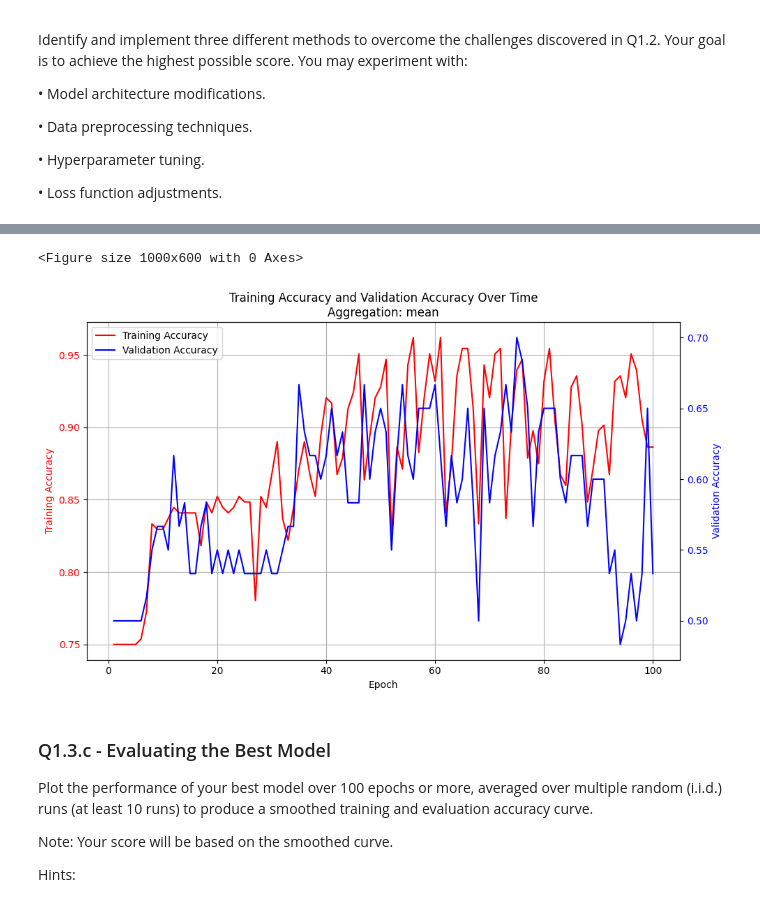
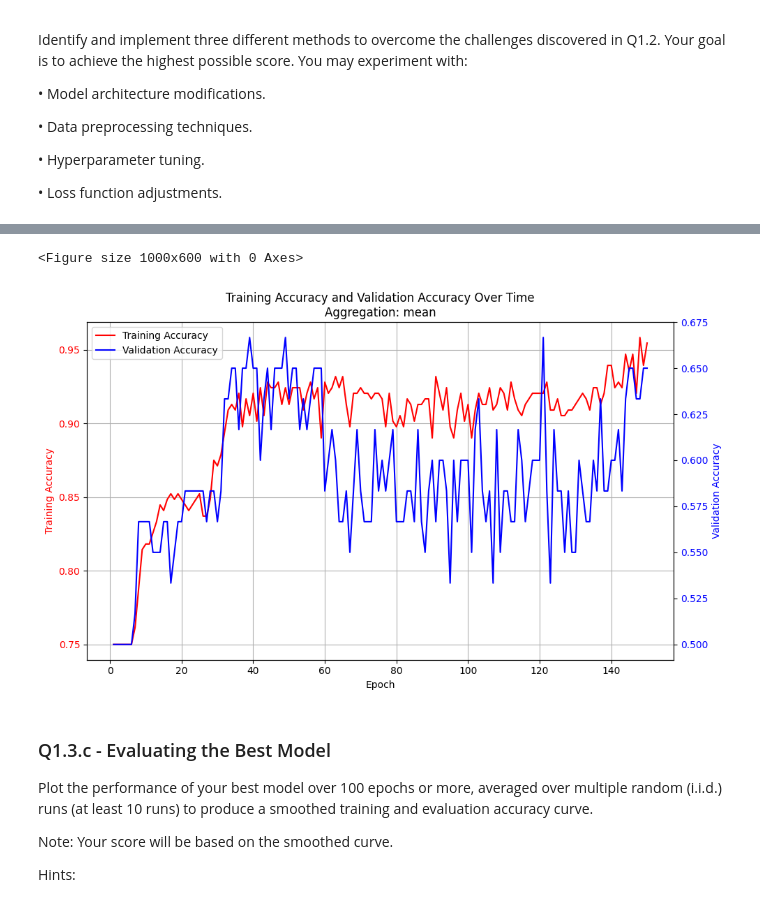
Before and after one commit to yingyan797/graph-learning, a Jupyter notebook: q1_graph_classification.ipynb, the cells around one changed output, grey strips where cells are left out. Cells and saved outputs as stored; diff of their text form; code cells hidden in the pictures.

Commit message:
improve graph topology

```diff
--- a/q1_graph_classification.ipynb
+++ b/q1_graph_classification.ipynb
@@ -46,7 +46,7 @@ def train_epoch(model, dataset, optimizer, criterion, return_embeddings=False, *
 
         # Prepare label for BCELoss
         adjusted_label = 1 if label == 1 else 0
-        label_tensor = torch.tensor([float(adjusted_label)], dtype=torch.float)
+        label_tensor = torch.tensor([float(adjusted_label)], dtype=torch.float, device=A.device)
         all_labels_H1.append(label_tensor.detach().cpu().numpy())
 
         # Flatten the output to match the label tensor shape
@@ -657,7 +657,7 @@ class MyGraphNeuralNetwork2(nn.Module):
 
     def forward(self, A, X, graph_aggregation_method='mean', **kwargs):
         # Pass through GCN layers
-        A = symmetric_normalize(A+torch.eye(A.shape[0]))
+        A = symmetric_normalize(A+torch.eye(A.shape[0], device=A.device))
         H = X
         for layer in self.gcn_layers:
             H = layer(H, A)
@@ -760,14 +760,18 @@ Q1.2. Your goal is to achieve the highest possible score. You may experiment wit
 # MODIFY THE CODE BELOW
 # ####################################################
 
-num_epochs = 100
-# device = torch.device("cuda" if torch.cuda.is_available() else "cpu")
-# print(device)
+num_epochs = 150
+device = torch.device("cpu")
+print(device)
 criterion = nn.BCELoss()
+
+train_data = [(X.to(device), A.to(device), y.to(device)) for X,A,y in train_data]
+eval_data = [(X.to(device), A.to(device), y.to(device)) for X,A,y in eval_data]
+
 for agg in ["mean"]:
-    model = MyGraphNeuralNetwork2(input_dim, 16, 5)
-    optimizer = optim.Adam(model.parameters(), lr=0.005)
-    lr_sched = optim.lr_scheduler.CosineAnnealingWarmRestarts(optimizer, 5)
+    model = MyGraphNeuralNetwork2(input_dim, 8, 4).to(device)
+    optimizer = optim.Adam(model.parameters(), lr=0.003)
+    # lr_sched = optim.lr_scheduler.CosineAnnealingWarmRestarts(optimizer, 3)
     train_acc, eval_acc = [], []
     for epoch in range(num_epochs):
         loss = train_epoch(model, train_data, optimizer, criterion, graph_aggregation_method=agg)
@@ -776,7 +780,7 @@ for agg in ["mean"]:
         eval_acc.append(acc)
         if epoch % 5 == 0:
             print(f"Epoch {epoch+1} loss {loss} acc {train_acc[-1]}/{eval_acc[-1]}")
-        lr_sched.step(epoch)
+        # lr_sched.step(epoch)
 
     # Call this function in the end.
     plot_training_and_validation(train_acc, eval_acc, agg)
@@ -808,5 +809,5 @@ Epoch 96 loss 0.12880540953599923 acc 0.9507575757575758/0.5333333333333333
 <Figure size 1000x600 with 0 Axes>
-[figure, old version]
+[figure, new version]
 # %% [markdown]
 ### Q1.3.c - Evaluating the Best Model
 
```
Also changed, not shown: parts of 8 cells of this notebook, 1 other file.
